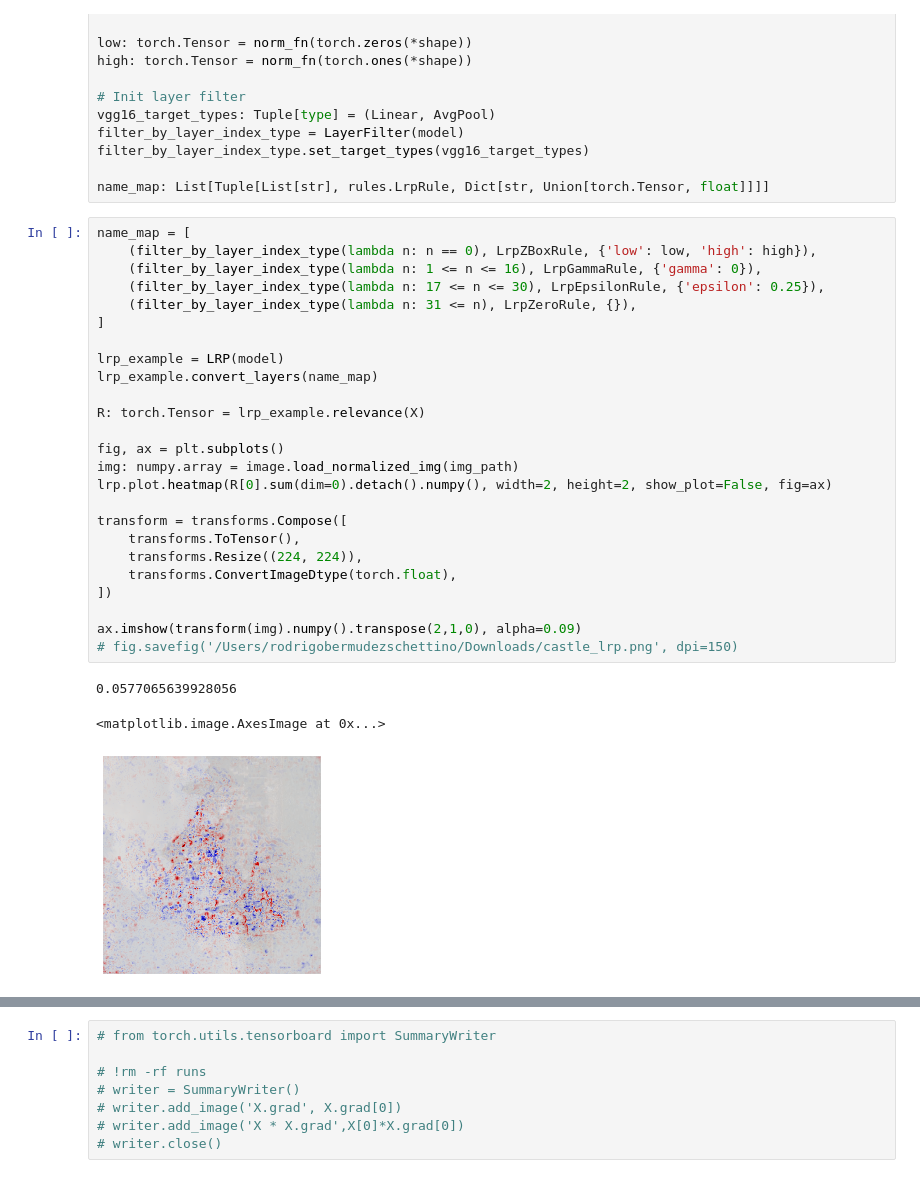
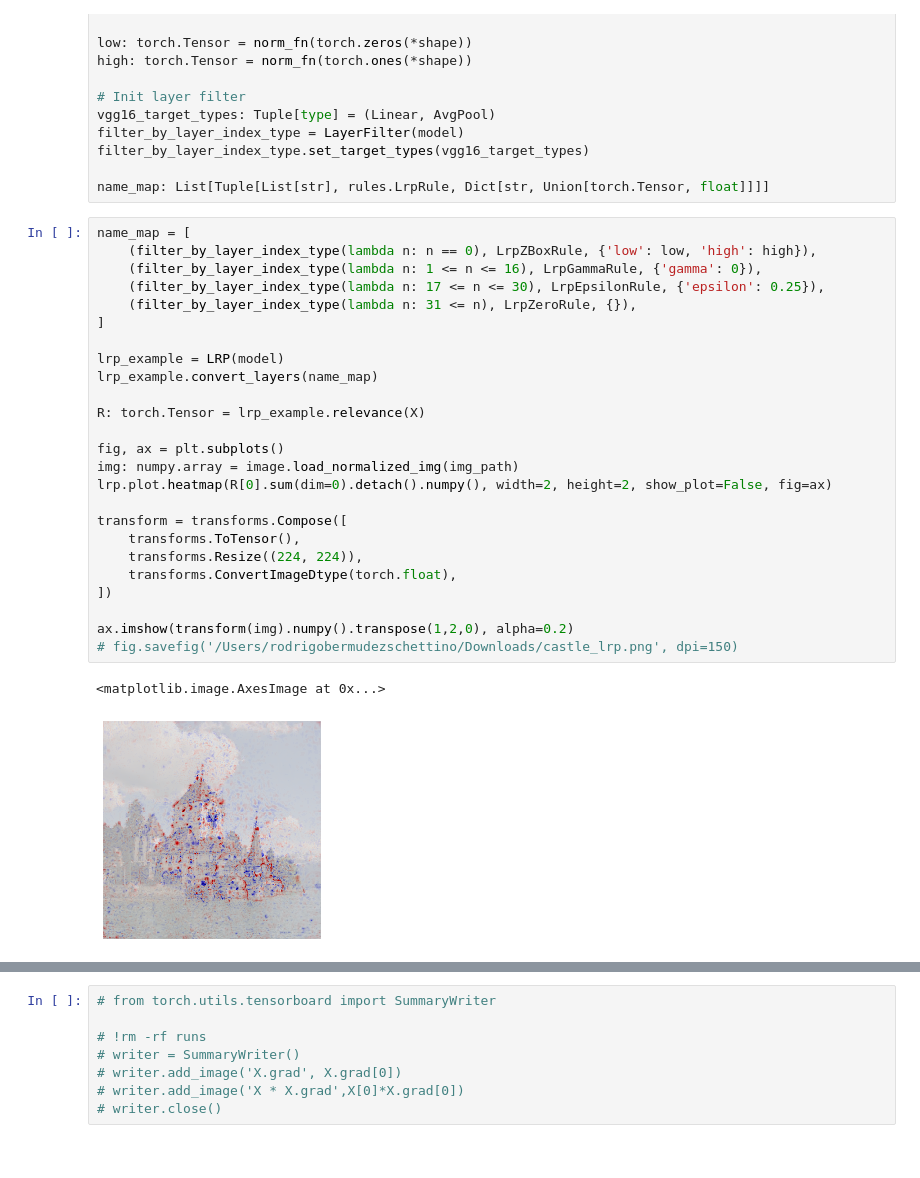
Before and after one commit to rodrigobdz/lrp, a Jupyter notebook: experiments/numerical-instability.ipynb, the cells around one changed output, grey strips where cells are left out. Cells and saved outputs as stored; diff of their text form.

```diff
--- a/experiments/numerical-instability.ipynb
+++ b/experiments/numerical-instability.ipynb
@@ -132,32 +132,31 @@ name_map: List[Tuple[List[str], rules.LrpRule, Dict[str, Union[torch.Tensor, flo
 # %%
 name_map = [
     (filter_by_layer_index_type(lambda n: n == 0), LrpZBoxRule, {'low': low, 'high': high}),
     (filter_by_layer_index_type(lambda n: 1 <= n <= 16), LrpGammaRule, {'gamma': 0}),
     (filter_by_layer_index_type(lambda n: 17 <= n <= 30), LrpEpsilonRule, {'epsilon': 0.25}),
     (filter_by_layer_index_type(lambda n: 31 <= n), LrpZeroRule, {}),
 ]
 
 lrp_example = LRP(model)
 lrp_example.convert_layers(name_map)
 
 R: torch.Tensor = lrp_example.relevance(X)
 
 fig, ax = plt.subplots()
 img: numpy.array = image.load_normalized_img(img_path)
 lrp.plot.heatmap(R[0].sum(dim=0).detach().numpy(), width=2, height=2, show_plot=False, fig=ax)
 
 transform = transforms.Compose([
     transforms.ToTensor(),
     transforms.Resize((224, 224)),
     transforms.ConvertImageDtype(torch.float),
 ])
 
-ax.imshow(transform(img).numpy().transpose(2,1,0), alpha=0.09)
+ax.imshow(transform(img).numpy().transpose(1,2,0), alpha=0.2)
 # fig.savefig('/Users/rodrigobermudezschettino/Downloads/castle_lrp.png', dpi=150)
 # %% [output]
-0.0577065639928056
+<matplotlib.image.AxesImage at 0x...>
-<matplotlib.image.AxesImage at 0x...>
-[figure, old version]
+[figure, new version]
 # %%
 # dividend + epsilon
 a = R[0].sum(dim=0).detach()
```
Also changed, not shown: parts of 3 cells of this notebook.
